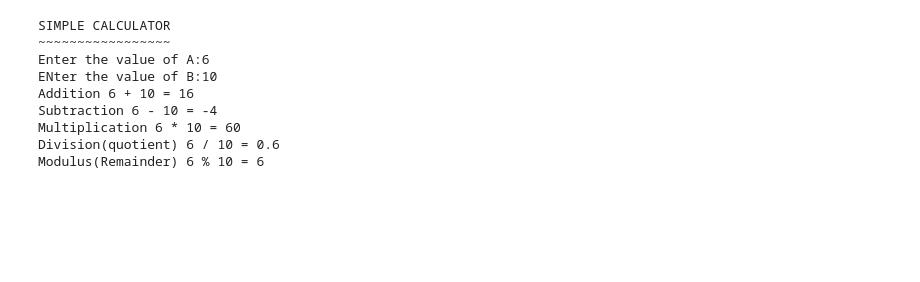
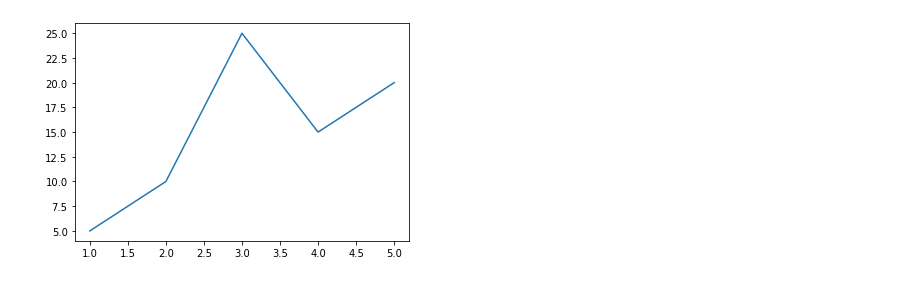
Before and after one commit to shiburowin/python, a Jupyter notebook: 19/12/2021.ipynb, the cells around one changed output. Drawn from its saved outputs; the diff is of its cells as text; code cells hidden in the pictures; blank space fills up the shorter version.

```diff
--- a/19/12/2021.ipynb
+++ b/19/12/2021.ipynb
@@ -1,27 +1,11 @@
 # %% [markdown]
 <a href="https://colab.research.google.com/github/shiburowin/python/blob/main/19/12/2021.ipynb" target="_parent"><img src="https://colab.research.google.com/assets/colab-badge.svg" alt="Open In Colab"/></a>
-# %%
-print("SIMPLE CALCULATOR")
-print("~~~~~~~~~~~~~~~~~")
-A = int(input("Enter the value of A:"))
-B = int(input("ENter the value of B:"))
-Add = A+B
-Sub = A-B
-Mul = A*B
-Div = A/B
-Mod = A%B
-print("Addition",A,"+",B,"=",Add)
-print("Subtraction",A,"-",B,"=",Sub)
-print("Multiplication",A,"*",B,"=",Mul)
-print("Division(quotient)",A,"/",B,"=",Div)
-print("Modulus(Remainder)",A,"%",B,"=",Mod)
-# %% [output]
-SIMPLE CALCULATOR
-~~~~~~~~~~~~~~~~~
-Enter the value of A:6
-ENter the value of B:10
-Addition 6 + 10 = 16
-Subtraction 6 - 10 = -4
-Multiplication 6 * 10 = 60
-Division(quotient) 6 / 10 = 0.6
-Modulus(Remainder) 6 % 10 = 6
+# %%
+import matplotlib.pyplot as plt
+import numpy as np
+xpoint = np.array([1,2,3,4,5])
+ypoint = np.array([5,10,25,15,20])
+plt.plot(xpoint,ypoint)
+plt.show()
+# %% [output]
+[figure, added]
```
Also changed, not shown: parts of 5 cells of this notebook.
